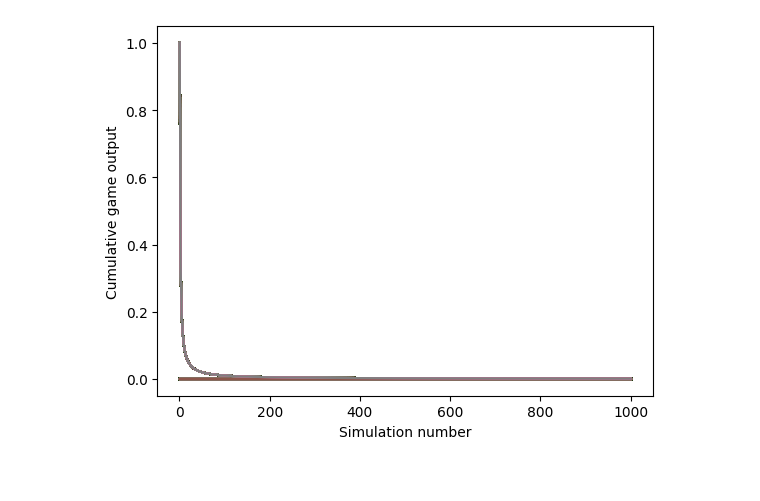
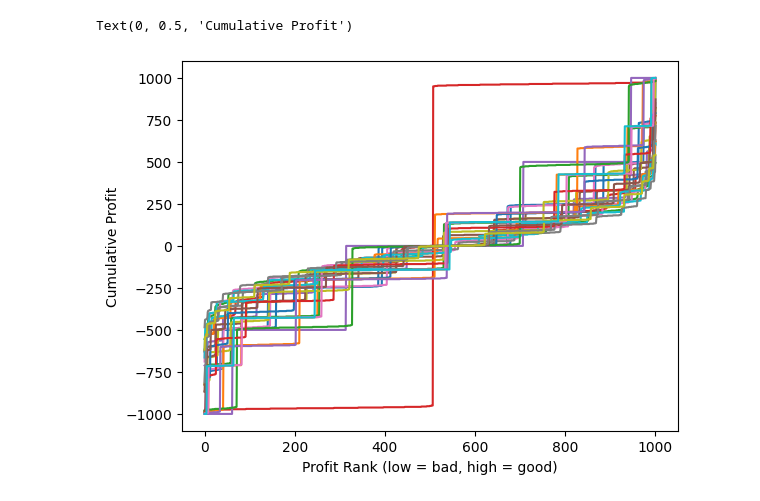
Before and after one commit to vravoson/Minority_Game, a Jupyter notebook: NaiveGame_Analysis.ipynb, the cells around one changed output. Saved outputs shown, nothing was run; the diff lists cells and outputs as text; code cells hidden in the pictures.

```diff
--- a/NaiveGame_Analysis.ipynb
+++ b/NaiveGame_Analysis.ipynb
@@ -30,14 +34,13 @@ for _ in tqdm.trange(30):
     game_sim, players_profit = game_setup.simulate_game()
     players_profit_sim.append(players_profit)
     list_sims.append(game_sim)
-# %%
-n_sims = 1000
-for game_sim_sample in game_sim:
-    cum_average = np.cumsum(game_sim_sample)/range(1, n_sims+1)
-    plt.plot(range(1, n_sims+1), cum_average)
-#plt.ylim([0,0.6])
-plt.xlabel('Simulation number')
-plt.ylabel('Cumulative game output')
-plt.show()
-# %% [output]
-[figure, removed]
+# %%
+for profit_sim in players_profit_sim:
+    sorted_profits = np.sort(np.array(profit_sim).sum(axis=0))
+    plt.plot(np.arange(len(sorted_profits)), sorted_profits)
+
+plt.xlabel('Profit Rank (low = bad, high = good)')
+plt.ylabel('Cumulative Profit')
+# %% [output]
+Text(0, 0.5, 'Cumulative Profit')
+[figure, added]
```
Also changed, not shown: parts of 2 cells of this notebook.
